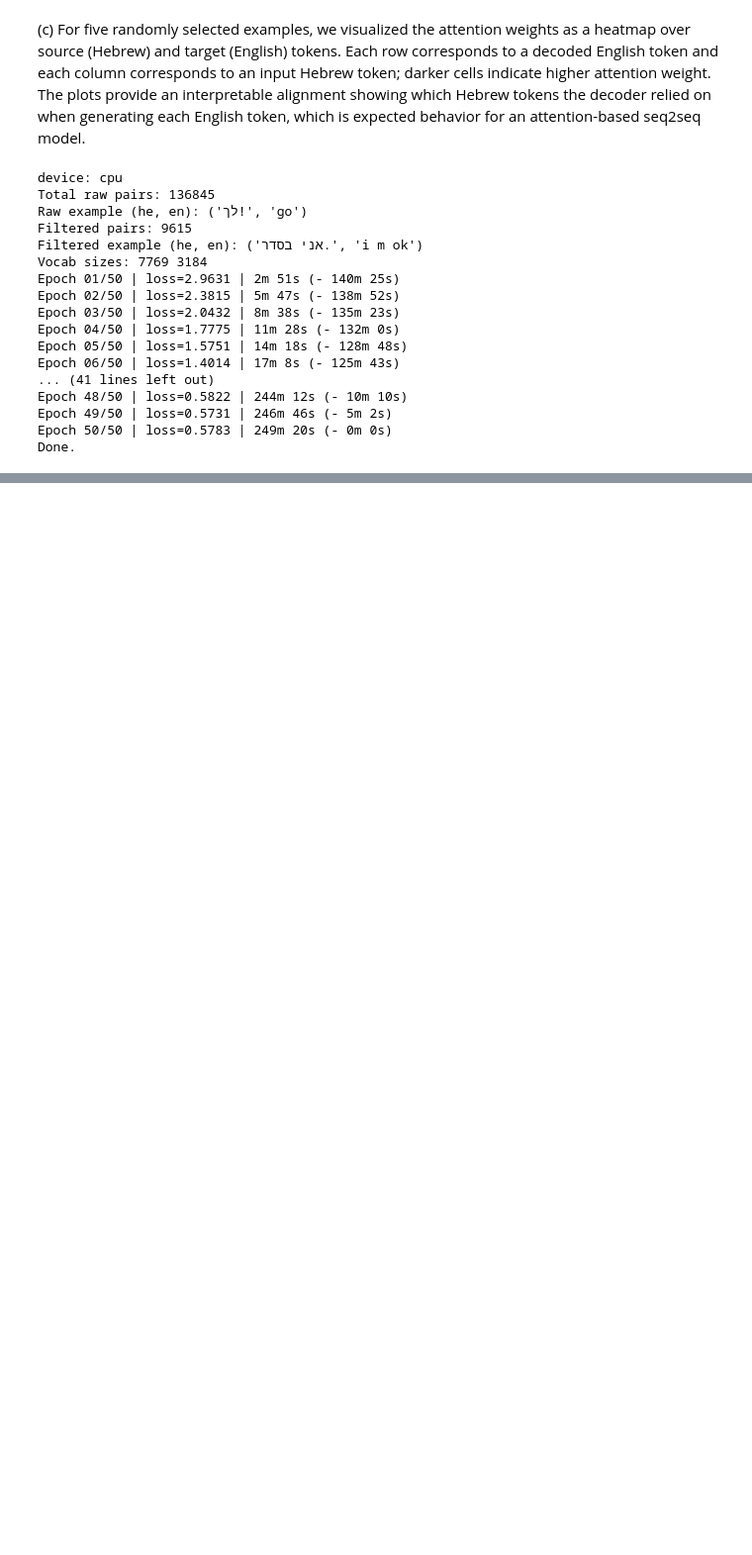
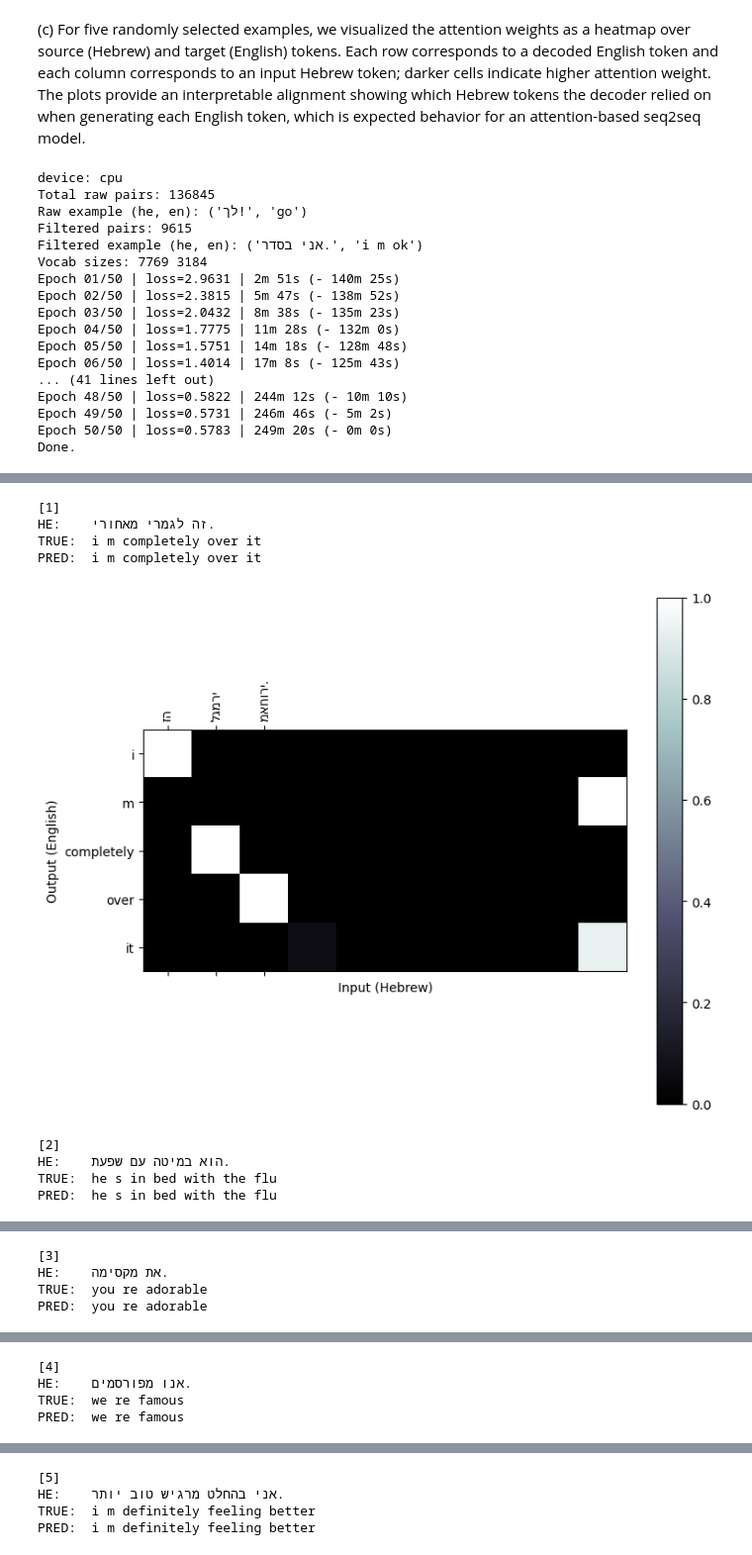
Before and after one commit to netanelazran11/ACL, a Jupyter notebook: HM3/PS3_Attention_Please_2025_ID_314992595.ipynb, the cells around one changed output, grey strips where cells are left out. Shown: that part at 99% size. Cells and saved outputs as stored; diff of their text form; code cells hidden in the pictures; blank space fills up the shorter version.

Commit message:
HM3: Attention model training and evaluation

```diff
--- a/HM3/PS3_Attention_Please_2025_ID_314992595.ipynb
+++ b/HM3/PS3_Attention_Please_2025_ID_314992595.ipynb
@@ -2082,0 +2092,12 @@ Overall, the same GRU-based encoder–decoder with additive attention is trained
+# %%
+attention_random_5(pairs_he_en, encoder, decoder, input_lang, output_lang)
+# %% [output]
+[1]
+HE:    זה לגמרי מאחורי.
+TRUE:  i m completely over it
+PRED:  i m completely over it
+[figure, added]
+[2]
+HE:    הוא במיטה עם שפעת.
+TRUE:  he s in bed with the flu
+PRED:  he s in bed with the flu
@@ -2082,0 +2105,4 @@ Overall, the same GRU-based encoder–decoder with additive attention is trained
+[3]
+HE:    את מקסימה.
+TRUE:  you re adorable
+PRED:  you re adorable
@@ -2082,0 +2110,4 @@ Overall, the same GRU-based encoder–decoder with additive attention is trained
+[4]
+HE:    אנו מפורסמים.
+TRUE:  we re famous
+PRED:  we re famous
@@ -2082,0 +2115,4 @@ Overall, the same GRU-based encoder–decoder with additive attention is trained
+[5]
+HE:    אני בהחלט מרגיש טוב יותר.
+TRUE:  i m definitely feeling better
+PRED:  i m definitely feeling better
```
Also changed, not shown: parts of 5 cells of this notebook, 3 other files.
